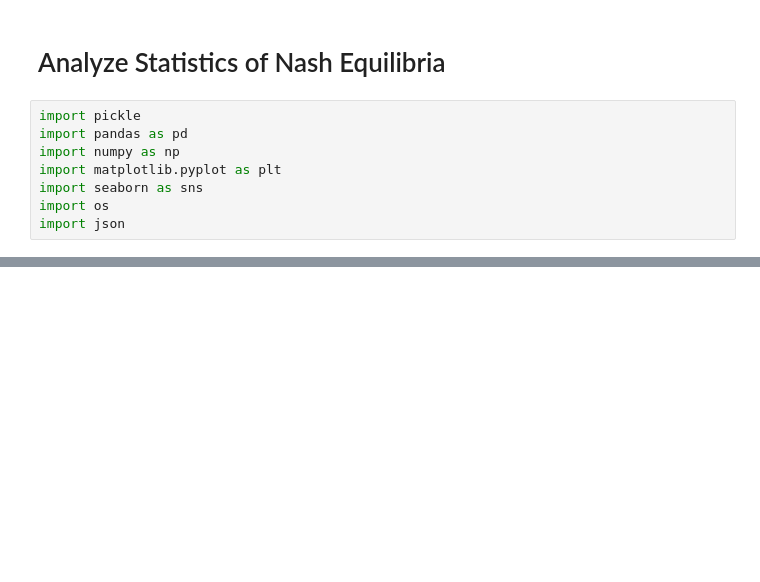
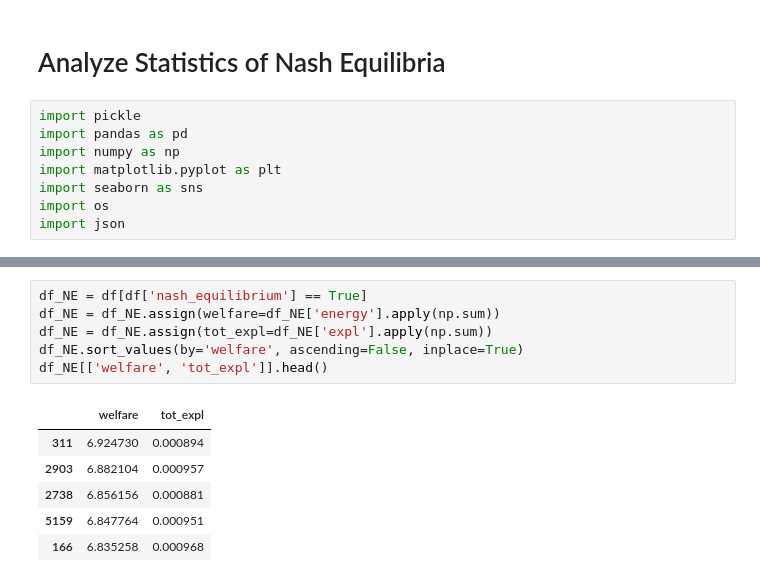
Before and after one commit to lccqqqqq/nash, a Jupyter notebook: analyze_NE_stats.ipynb, the cells around one changed output, grey strips where cells are left out. Saved outputs shown, nothing was run; the diff lists cells and outputs as text; blank space fills up the shorter version.

```diff
--- a/analyze_NE_stats.ipynb
+++ b/analyze_NE_stats.ipynb
@@ -17,0 +13,13 @@ df.head()
+# %%
+df_NE = df[df['nash_equilibrium'] == True]
+df_NE = df_NE.assign(welfare=df_NE['energy'].apply(np.sum))
+df_NE = df_NE.assign(tot_expl=df_NE['expl'].apply(np.sum))
+df_NE.sort_values(by='welfare', ascending=False, inplace=True)
+df_NE[['welfare', 'tot_expl']].head()
+# %% [output]
+|  | welfare | tot_expl |
+| 311 | 6.924730 | 0.000894 |
+| 2903 | 6.882104 | 0.000957 |
+| 2738 | 6.856156 | 0.000881 |
+| 5159 | 6.847764 | 0.000951 |
+| 166 | 6.835258 | 0.000968 |
```
Also changed, not shown: parts of 4 cells of this notebook, 10 other files.
